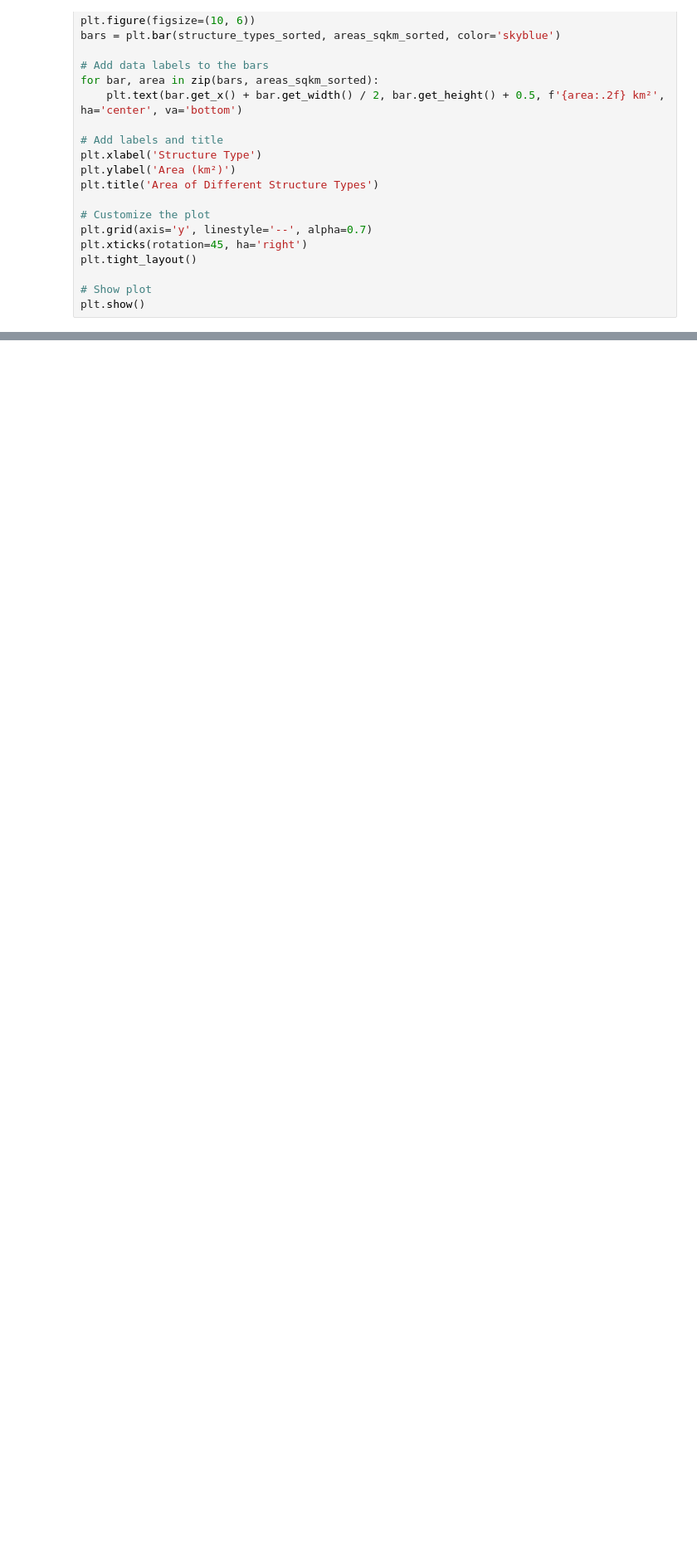
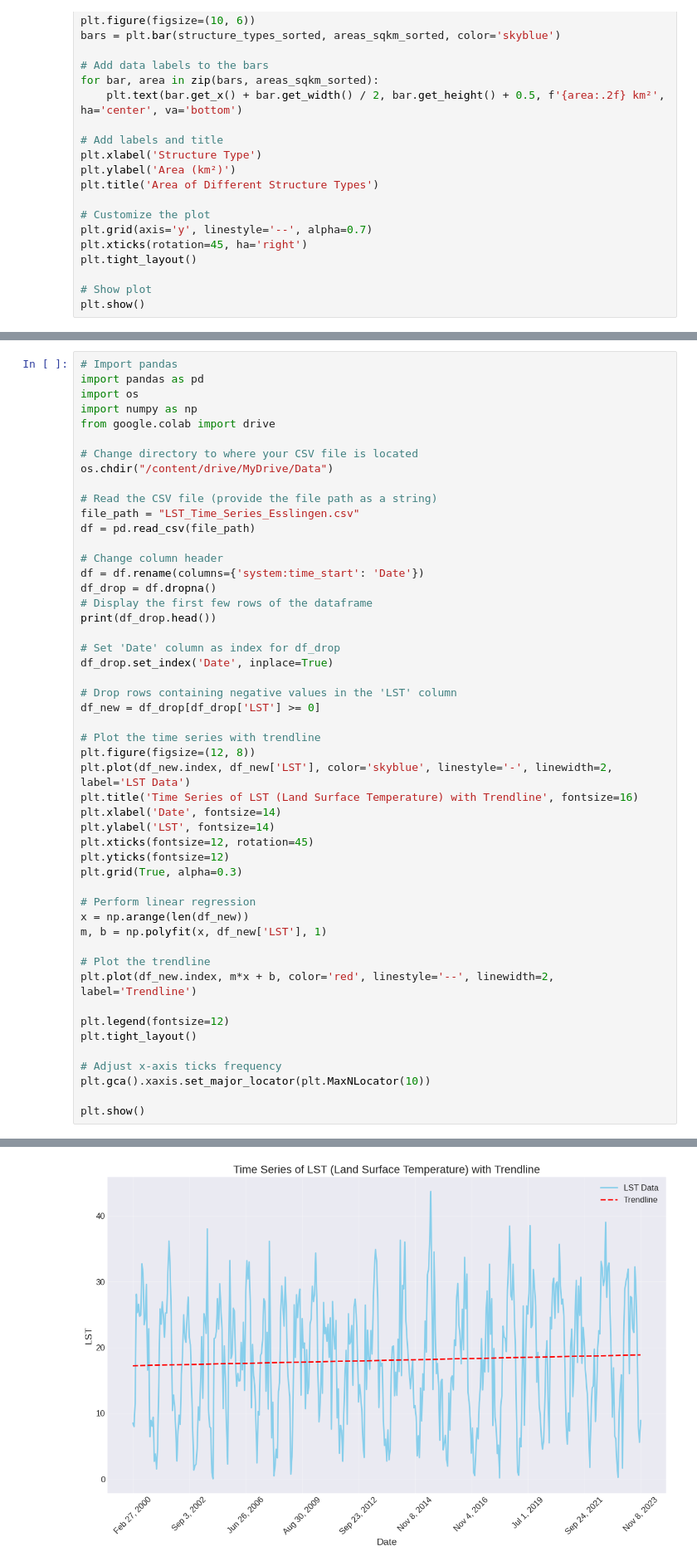
Before and after one commit to dadabeckmann/Masterarbeit_Code, a Jupyter notebook: GEE_Python.ipynb, the cells around one changed output, grey strips where cells are left out. Shown: that part at 83% size. Cells and saved outputs as stored; diff of their text form; blank space fills up the shorter version.

```diff
--- a/GEE_Python.ipynb
+++ b/GEE_Python.ipynb
@@ -356,0 +317,51 @@ EEException: Image.reduceRegion: Parameter 'image' is required.
+# %%
+# Import pandas
+import pandas as pd
+import os
+import numpy as np
+from google.colab import drive
+
+# Change directory to where your CSV file is located
+os.chdir("/content/drive/MyDrive/Data")
+
+# Read the CSV file (provide the file path as a string)
+file_path = "LST_Time_Series_Esslingen.csv"
+df = pd.read_csv(file_path)
+
+# Change column header
+df = df.rename(columns={'system:time_start': 'Date'})
+df_drop = df.dropna()
+# Display the first few rows of the dataframe
+print(df_drop.head())
+
+# Set 'Date' column as index for df_drop
+df_drop.set_index('Date', inplace=True)
+
+# Drop rows containing negative values in the 'LST' column
+df_new = df_drop[df_drop['LST'] >= 0]
+
+# Plot the time series with trendline
+plt.figure(figsize=(12, 8))
+plt.plot(df_new.index, df_new['LST'], color='skyblue', linestyle='-', linewidth=2, label='LST Data')
+plt.title('Time Series of LST (Land Surface Temperature) with Trendline', fontsize=16)
+plt.xlabel('Date', fontsize=14)
+plt.ylabel('LST', fontsize=14)
+plt.xticks(fontsize=12, rotation=45)
+plt.yticks(fontsize=12)
+plt.grid(True, alpha=0.3)
+
+# Perform linear regression
+x = np.arange(len(df_new))
+m, b = np.polyfit(x, df_new['LST'], 1)
+
+# Plot the trendline
+plt.plot(df_new.index, m*x + b, color='red', linestyle='--', linewidth=2, label='Trendline')
+
+plt.legend(fontsize=12)
+plt.tight_layout()
+
+# Adjust x-axis ticks frequency
+plt.gca().xaxis.set_major_locator(plt.MaxNLocator(10))
+
+plt.show()
+# %% [output]
@@ -356,0 +374 @@ EEException: Image.reduceRegion: Parameter 'image' is required.
+[figure, added]
```
Also changed, not shown: parts of 8 cells of this notebook.
